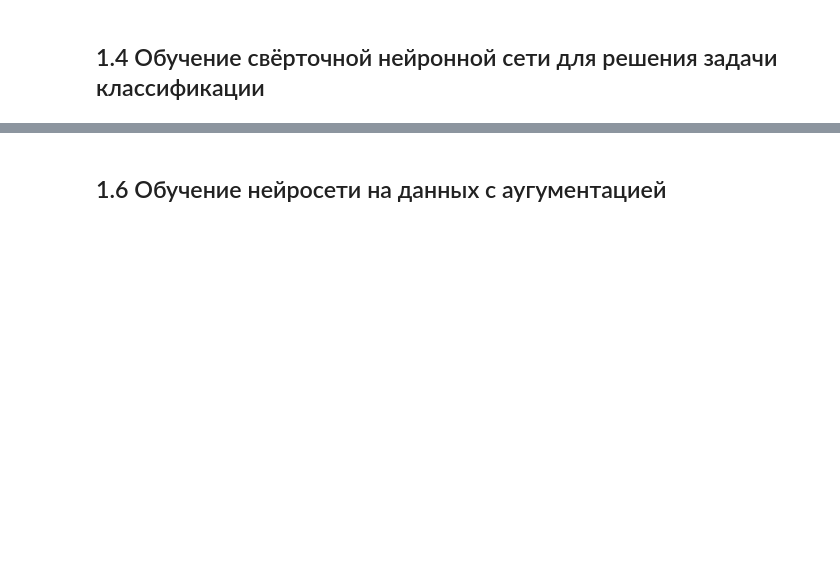
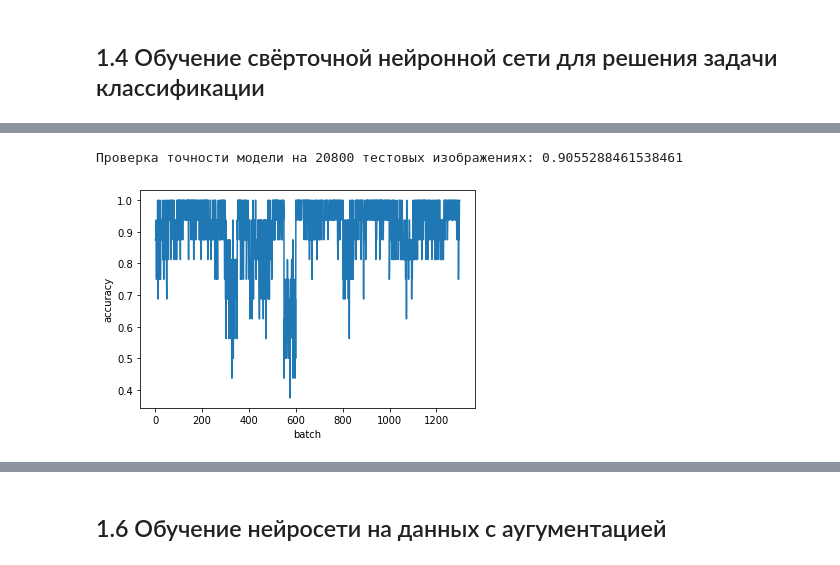
Before and after one commit to DarthBarada/MachineLearning, a Jupyter notebook: hw03/hw_03.ipynb, the cells around one changed output, grey strips where cells are left out. Saved outputs shown, nothing was run; the diff lists cells and outputs as text; code cells hidden in the pictures; blank space fills up the shorter version.

```diff
--- a/hw03/hw_03.ipynb
+++ b/hw03/hw_03.ipynb
@@ -386 +431,10 @@ plt.show()
+# %%
+accuracy = test(testset)
+plt.plot(accuracy)
+plt.xlabel('batch')
+plt.ylabel('accuracy')
+plt.show()
+# %% [output]
+Проверка точности модели на 20800 тестовых изображениях: 0.9055288461538461
+[figure, added]
 # %% [markdown]
```
Also changed, not shown: parts of 18 cells of this notebook.
